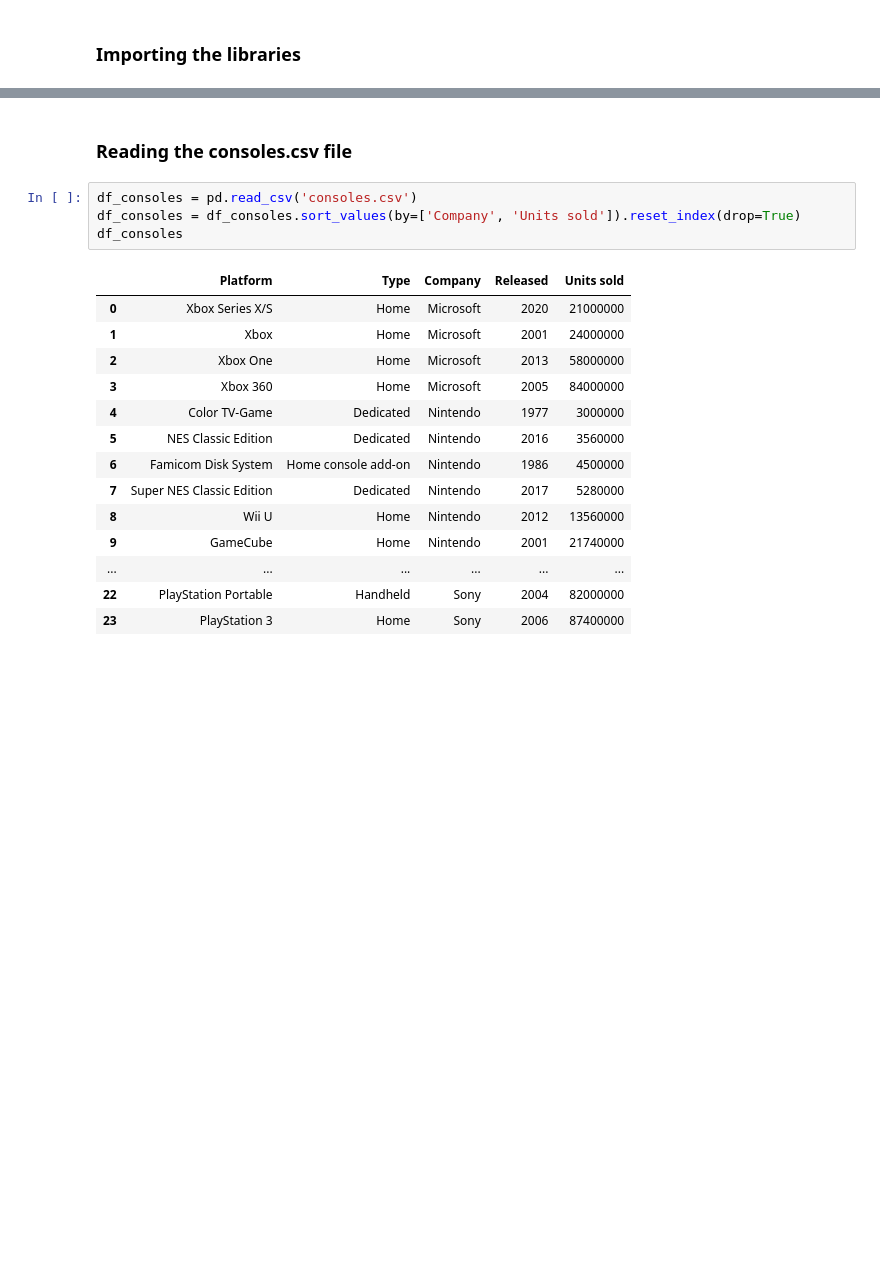
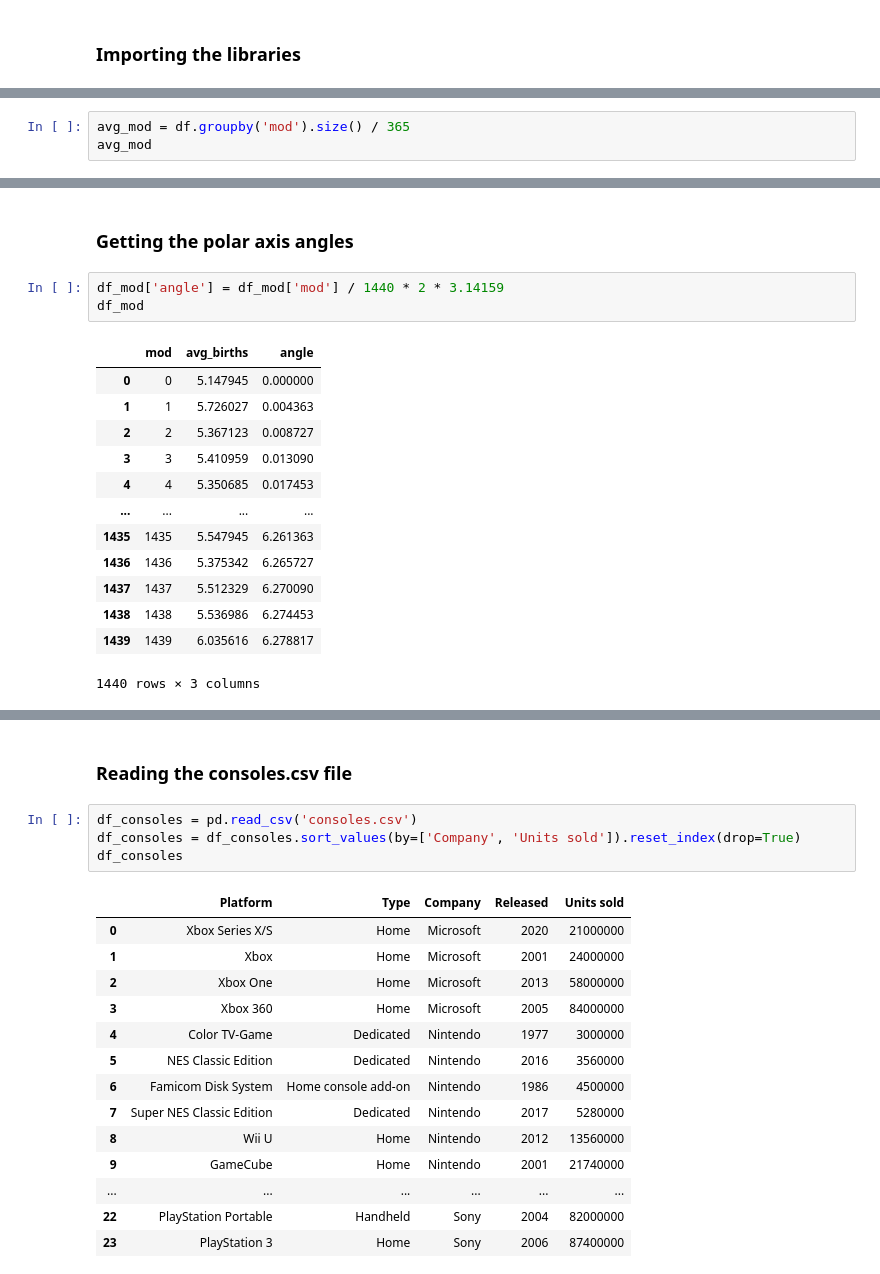
Before and after one commit to pranavarora1895/advanced-data-visualization, a Jupyter notebook: Assignment 5/COMP6934_Assignment5.ipynb, the cells around one changed output, grey strips where cells are left out. Saved outputs shown, nothing was run; the diff lists cells and outputs as text; blank space fills up the shorter version.

```diff
--- a/Assignment 5/COMP6934_Assignment5.ipynb
+++ b/Assignment 5/COMP6934_Assignment5.ipynb
@@ -9,0 +66,3 @@ import numpy as np
+# %%
+avg_mod = df.groupby('mod').size() / 365
+avg_mod
@@ -9,0 +102,19 @@ import numpy as np
+# %% [markdown]
+### Getting the polar axis angles
+# %%
+df_mod['angle'] = df_mod['mod'] / 1440 * 2 * 3.14159
+df_mod
+# %% [output]
+|  | mod | avg_births | angle |
+| 0 | 0 | 5.147945 | 0.000000 |
+| 1 | 1 | 5.726027 | 0.004363 |
+| 2 | 2 | 5.367123 | 0.008727 |
+| 3 | 3 | 5.410959 | 0.013090 |
+| 4 | 4 | 5.350685 | 0.017453 |
+| ... | ... | ... | ... |
+| 1435 | 1435 | 5.547945 | 6.261363 |
+| 1436 | 1436 | 5.375342 | 6.265727 |
+| 1437 | 1437 | 5.512329 | 6.270090 |
+| 1438 | 1438 | 5.536986 | 6.274453 |
+| 1439 | 1439 | 6.035616 | 6.278817 |
+1440 rows × 3 columns
```
Also changed, not shown: parts of 19 cells of this notebook.
